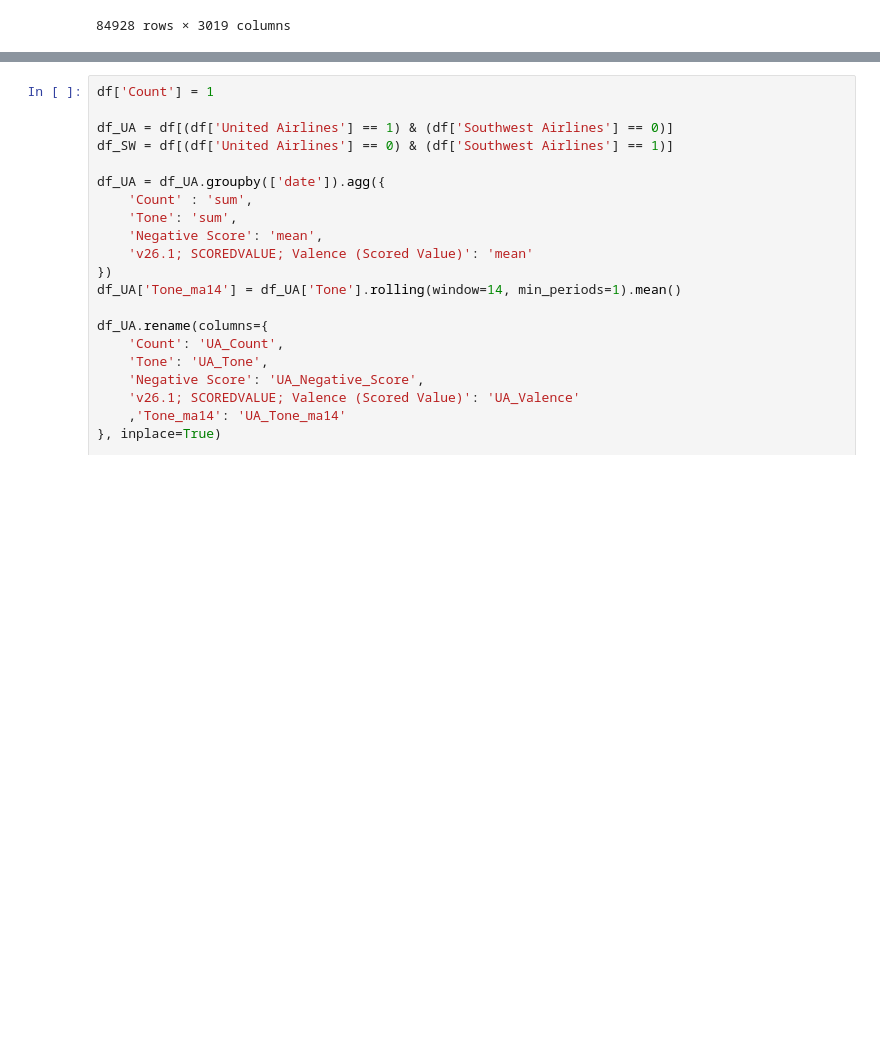
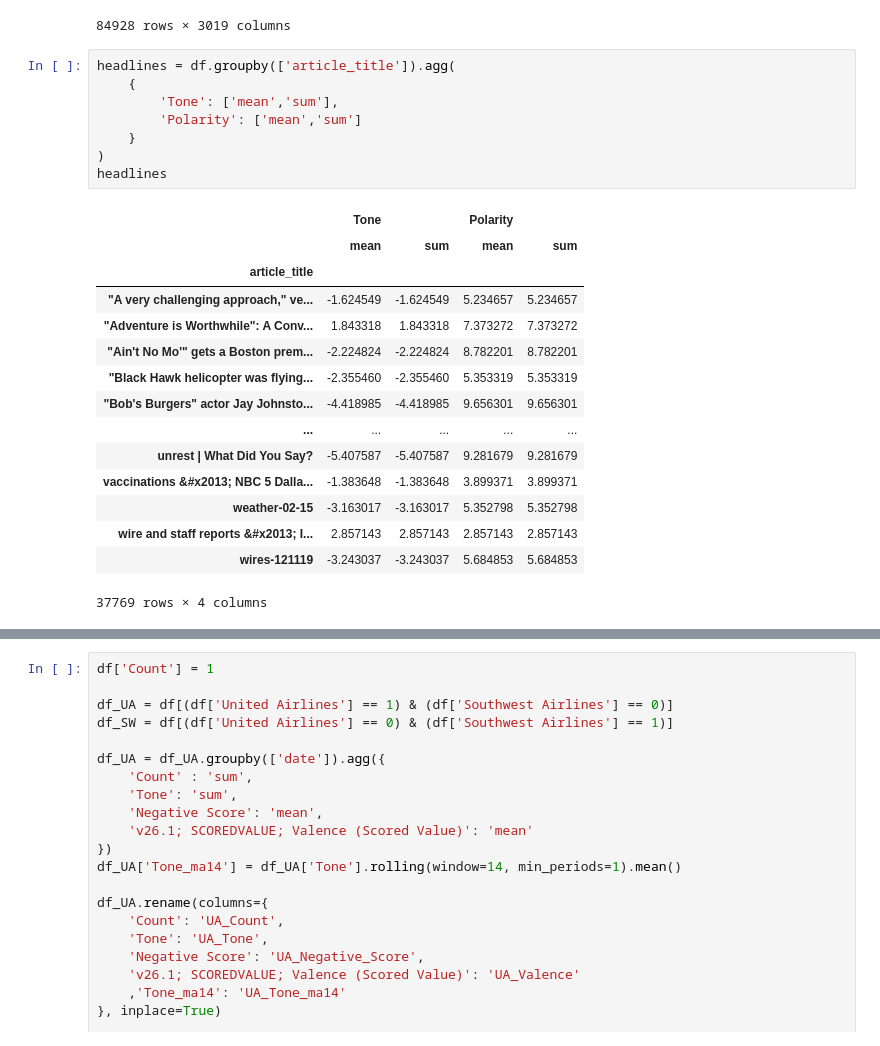
Before and after one commit to svanomm/sentiment-volume-forecasting, a Jupyter notebook: Scripts/03 Download and Process GDELT Data.ipynb, the cells around one changed output, grey strips where cells are left out. Drawn from its saved outputs; the diff is of its cells as text; blank space fills up the shorter version.

```diff
--- a/Scripts/03 Download and Process GDELT Data.ipynb
+++ b/Scripts/03 Download and Process GDELT Data.ipynb
@@ -363,3 +363,27 @@ df
 | 84926 | 20240108200000-662 | 1 | iheart.com | https://z1077.iheart.com/featured... | CRISISLEX_T11_UPDATESSYMPATHY;SOC... | ... |
 | 84927 | 20210226221500-1824 | 1 | iheart.com | https://z93hv.iheart.com/content/... | TAX_ETHNICITY;TAX_ETHNICITY_AUSTR... | ... |
 84928 rows × 3019 columns
+# %%
+headlines = df.groupby(['article_title']).agg(
+    {
+        'Tone': ['mean','sum'],
+        'Polarity': ['mean','sum']
+    }
+)
+headlines
+# %% [output]
+|  | Tone |  | Polarity |  |
+|  | mean | sum | mean | sum |
+| article_title |  |  |  |  |
+| "A very challenging approach," ve... | -1.624549 | -1.624549 | 5.234657 | 5.234657 |
+| "Adventure is Worthwhile": A Conv... | 1.843318 | 1.843318 | 7.373272 | 7.373272 |
+| "Ain't No Mo'" gets a Boston prem... | -2.224824 | -2.224824 | 8.782201 | 8.782201 |
+| "Black Hawk helicopter was flying... | -2.355460 | -2.355460 | 5.353319 | 5.353319 |
+| "Bob's Burgers" actor Jay Johnsto... | -4.418985 | -4.418985 | 9.656301 | 9.656301 |
+| ... | ... | ... | ... | ... |
+| unrest | What Did You Say? | -5.407587 | -5.407587 | 9.281679 | 9.281679 |
+| vaccinations &#x2013; NBC 5 Dalla... | -1.383648 | -1.383648 | 3.899371 | 3.899371 |
+| weather-02-15 | -3.163017 | -3.163017 | 5.352798 | 5.352798 |
+| wire and staff reports &#x2013; I... | 2.857143 | 2.857143 | 2.857143 | 2.857143 |
+| wires-121119 | -3.243037 | -3.243037 | 5.684853 | 5.684853 |
+37769 rows × 4 columns
```
Also changed, not shown: parts of 2 cells of this notebook.
